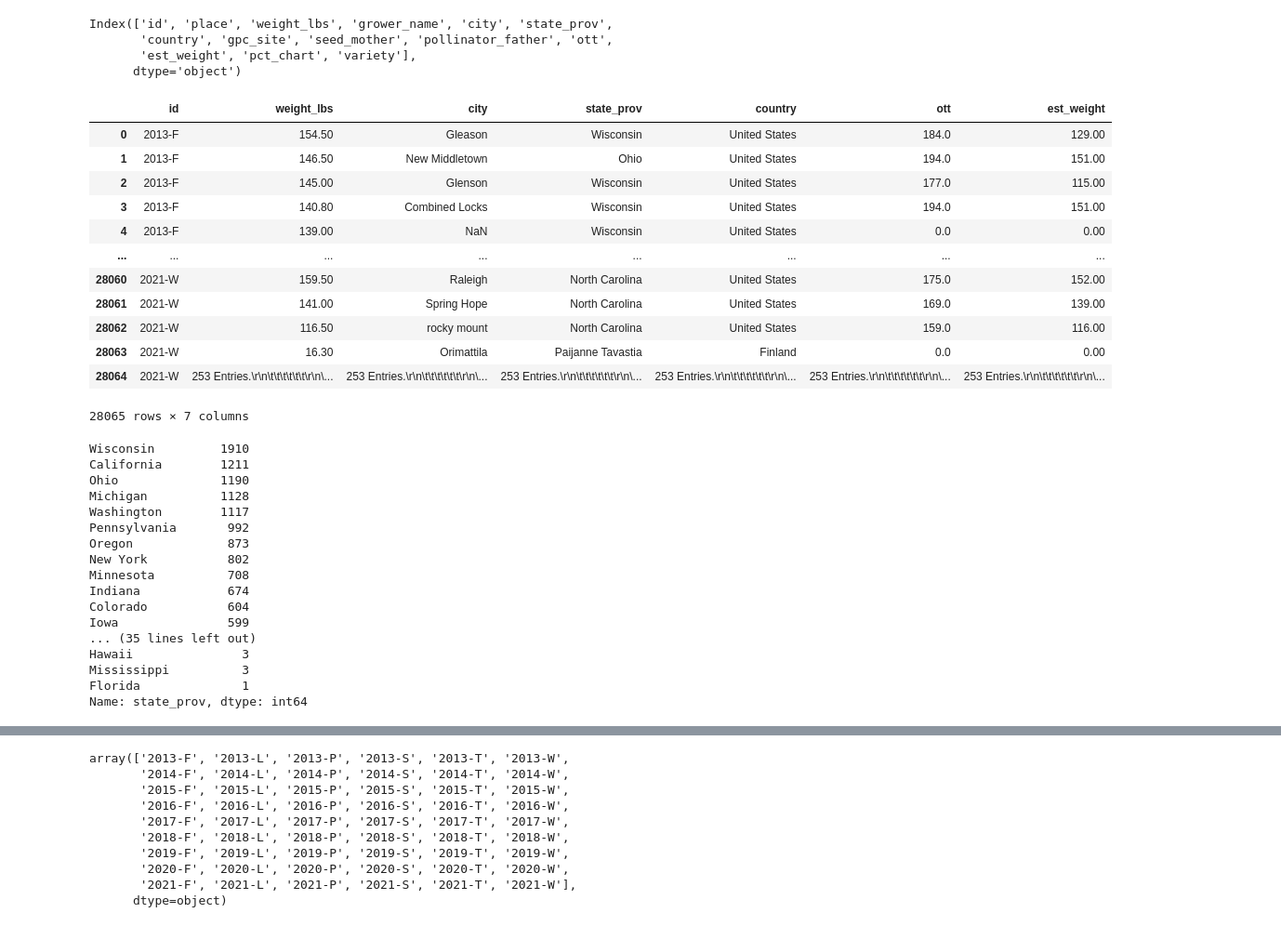
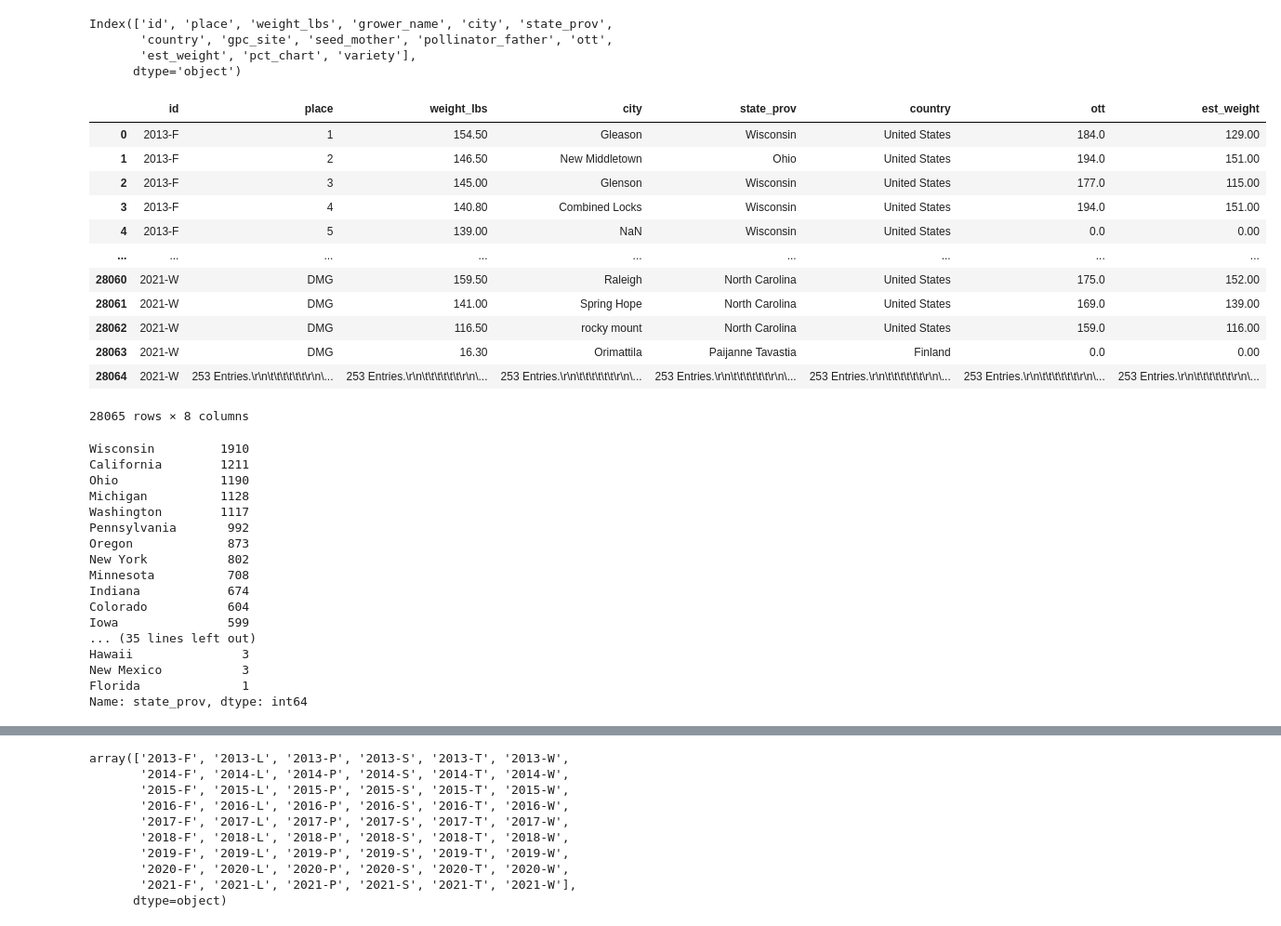
Before and after one commit to eric1650/w203_lab2, a Jupyter notebook: pumpkins/data_preparation.ipynb, the cells around one changed output, grey strips where cells are left out. Shown at 93% size. Drawn from its saved outputs; the diff is of its cells as text; code cells hidden in the pictures.

```diff
--- a/pumpkins/data_preparation.ipynb
+++ b/pumpkins/data_preparation.ipynb
@@ -33,30 +35,29 @@ Index(['id', 'place', 'weight_lbs', 'grower_name', 'city', 'state_prov',
       dtype='object')
 # %%
 pumpkins = pumpkins_raw.drop([
-    "place",
     "grower_name",
     "gpc_site",
     "seed_mother",
     "pollinator_father",
     "pct_chart",
     "variety"
 ], axis=1)
 
 pumpkins
 # %% [output]
-|  | id | weight_lbs | city | state_prov | country | ott | est_weight |
-| 0 | 2013-F | 154.50 | Gleason | Wisconsin | United States | 184.0 | 129.00 |
-| 1 | 2013-F | 146.50 | New Middletown | Ohio | United States | 194.0 | 151.00 |
-| 2 | 2013-F | 145.00 | Glenson | Wisconsin | United States | 177.0 | 115.00 |
-| 3 | 2013-F | 140.80 | Combined Locks | Wisconsin | United States | 194.0 | 151.00 |
-| 4 | 2013-F | 139.00 | NaN | Wisconsin | United States | 0.0 | 0.00 |
-| ... | ... | ... | ... | ... | ... | ... | ... |
-| 28060 | 2021-W | 159.50 | Raleigh | North Carolina | United States | 175.0 | 152.00 |
-| 28061 | 2021-W | 141.00 | Spring Hope | North Carolina | United States | 169.0 | 139.00 |
-| 28062 | 2021-W | 116.50 | rocky mount | North Carolina | United States | 159.0 | 116.00 |
-| 28063 | 2021-W | 16.30 | Orimattila | Paijanne Tavastia | Finland | 0.0 | 0.00 |
-| 28064 | 2021-W | 253 Entries.\r\n\t\t\t\t\t\t\r\n\... | 253 Entries.\r\n\t\t\t\t\t\t\r\n\... | 253 Entries.\r\n\t\t\t\t\t\t\r\n\... | 253 Entries.\r\n\t\t\t\t\t\t\r\n\... | 253 Entries.\r\n\t\t\t\t\t\t\r\n\... | 253 Entries.\r\n\t\t\t\t\t\t\r\n\... |
+|  | id | place | weight_lbs | city | state_prov | country | ott | est_weight |
+| 0 | 2013-F | 1 | 154.50 | Gleason | Wisconsin | United States | 184.0 | 129.00 |
+| 1 | 2013-F | 2 | 146.50 | New Middletown | Ohio | United States | 194.0 | 151.00 |
+| 2 | 2013-F | 3 | 145.00 | Glenson | Wisconsin | United States | 177.0 | 115.00 |
+| 3 | 2013-F | 4 | 140.80 | Combined Locks | Wisconsin | United States | 194.0 | 151.00 |
+| 4 | 2013-F | 5 | 139.00 | NaN | Wisconsin | United States | 0.0 | 0.00 |
+| ... | ... | ... | ... | ... | ... | ... | ... | ... |
+| 28060 | 2021-W | DMG | 159.50 | Raleigh | North Carolina | United States | 175.0 | 152.00 |
+| 28061 | 2021-W | DMG | 141.00 | Spring Hope | North Carolina | United States | 169.0 | 139.00 |
+| 28062 | 2021-W | DMG | 116.50 | rocky mount | North Carolina | United States | 159.0 | 116.00 |
+| 28063 | 2021-W | DMG | 16.30 | Orimattila | Paijanne Tavastia | Finland | 0.0 | 0.00 |
+| 28064 | 2021-W | 253 Entries.\r\n\t\t\t\t\t\t\r\n\... | 253 Entries.\r\n\t\t\t\t\t\t\r\n\... | 253 Entries.\r\n\t\t\t\t\t\t\r\n\... | 253 Entries.\r\n\t\t\t\t\t\t\r\n\... | 253 Entries.\r\n\t\t\t\t\t\t\r\n\... | 253 Entries.\r\n\t\t\t\t\t\t\r\n\... | 253 Entries.\r\n\t\t\t\t\t\t\r\n\... |
-28065 rows × 7 columns
+28065 rows × 8 columns
 # %%
 pumpkins[pumpkins.country == "United States"].state_prov.value_counts()
 # %% [output]
@@ -74,7 +75,7 @@ Colorado           604
 Iowa               599
 ... (35 lines left out)
 Hawaii               3
-Mississippi          3
+New Mexico           3
 Florida              1
 Name: state_prov, dtype: int64
 # %%
```
Also changed, not shown: parts of 39 cells of this notebook, 2 other files.
